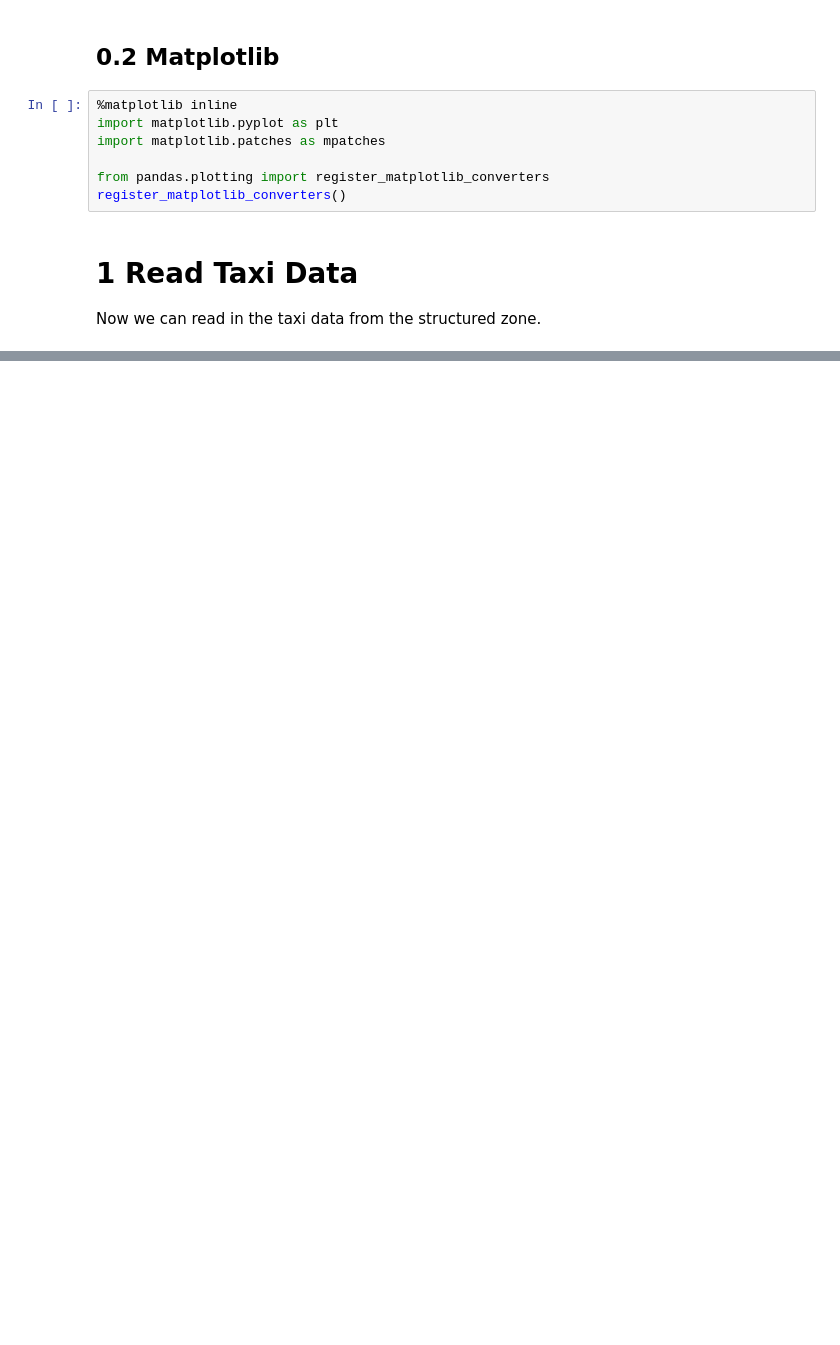
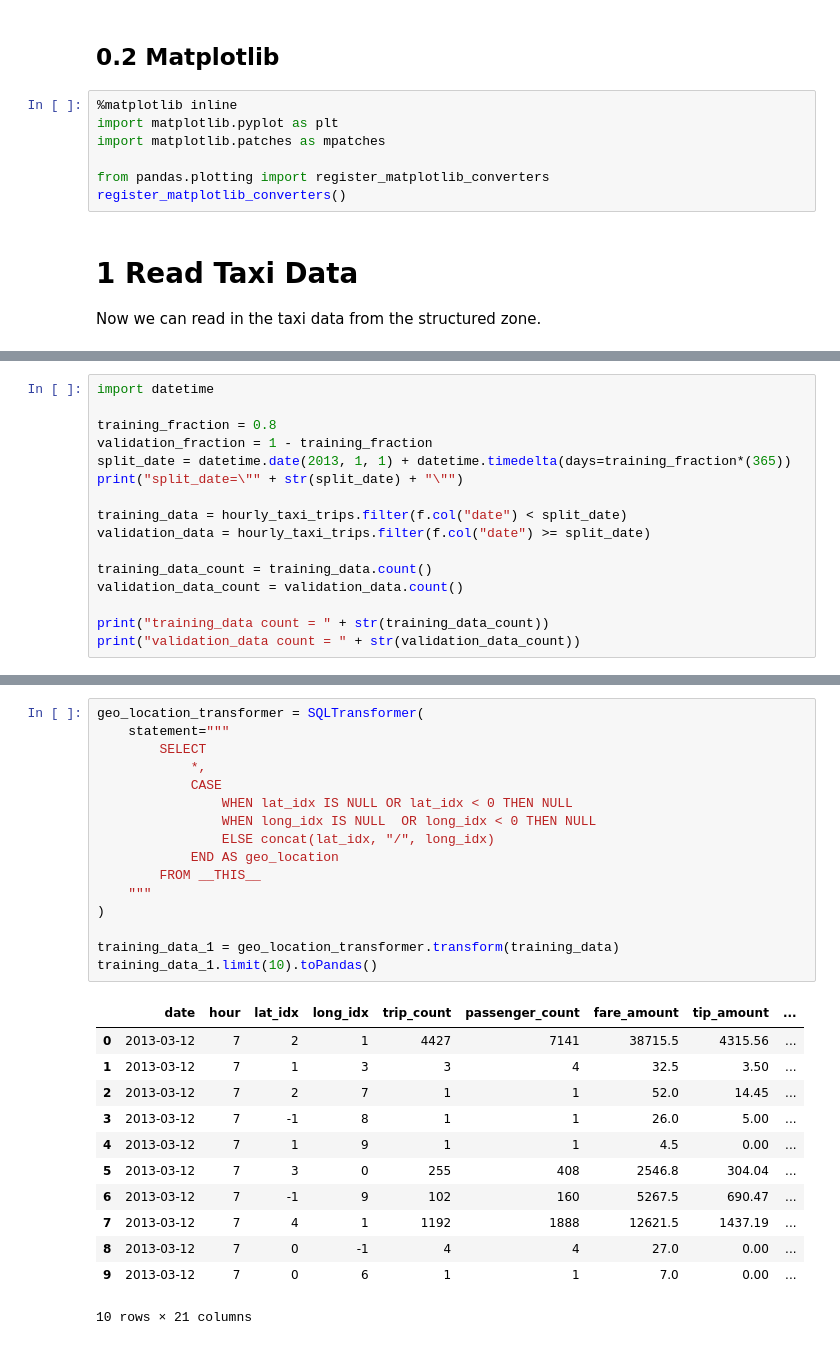
Before and after one commit to dimajix/pyspark-ml-taxis, a Jupyter notebook: notebooks/NYC Taxi Trips - Part 5 - ML.ipynb, the cells around one changed output, grey strips where cells are left out. Cells and saved outputs as stored; diff of their text form; blank space fills up the shorter version.

```diff
--- a/notebooks/NYC Taxi Trips - Part 5 - ML.ipynb
+++ b/notebooks/NYC Taxi Trips - Part 5 - ML.ipynb
@@ -215,0 +82,16 @@ spark.sql("SELECT dayofweek('2019-10-05')").collect()
+# %%
+import datetime
+
+training_fraction = 0.8
+validation_fraction = 1 - training_fraction
+split_date = datetime.date(2013, 1, 1) + datetime.timedelta(days=training_fraction*(365))
+print("split_date=\"" + str(split_date) + "\"")
+
+training_data = hourly_taxi_trips.filter(f.col("date") < split_date)
+validation_data = hourly_taxi_trips.filter(f.col("date") >= split_date)
+
+training_data_count = training_data.count()
+validation_data_count = validation_data.count()
+
+print("training_data count = " + str(training_data_count))
+print("validation_data count = " + str(validation_data_count))
@@ -215,0 +118,29 @@ spark.sql("SELECT dayofweek('2019-10-05')").collect()
+# %%
+geo_location_transformer = SQLTransformer(
+    statement="""
+        SELECT
+            *,
+            CASE
+                WHEN lat_idx IS NULL OR lat_idx < 0 THEN NULL
+                WHEN long_idx IS NULL  OR long_idx < 0 THEN NULL
+                ELSE concat(lat_idx, "/", long_idx)
+            END AS geo_location
+        FROM __THIS__
+    """
+)
+
+training_data_1 = geo_location_transformer.transform(training_data)
+training_data_1.limit(10).toPandas()
+# %% [output]
+|  | date | hour | lat_idx | long_idx | trip_count | passenger_count | fare_amount | tip_amount | ... |
+| 0 | 2013-03-12 | 7 | 2 | 1 | 4427 | 7141 | 38715.5 | 4315.56 | ... |
+| 1 | 2013-03-12 | 7 | 1 | 3 | 3 | 4 | 32.5 | 3.50 | ... |
+| 2 | 2013-03-12 | 7 | 2 | 7 | 1 | 1 | 52.0 | 14.45 | ... |
+| 3 | 2013-03-12 | 7 | -1 | 8 | 1 | 1 | 26.0 | 5.00 | ... |
+| 4 | 2013-03-12 | 7 | 1 | 9 | 1 | 1 | 4.5 | 0.00 | ... |
+| 5 | 2013-03-12 | 7 | 3 | 0 | 255 | 408 | 2546.8 | 304.04 | ... |
+| 6 | 2013-03-12 | 7 | -1 | 9 | 102 | 160 | 5267.5 | 690.47 | ... |
+| 7 | 2013-03-12 | 7 | 4 | 1 | 1192 | 1888 | 12621.5 | 1437.19 | ... |
+| 8 | 2013-03-12 | 7 | 0 | -1 | 4 | 4 | 27.0 | 0.00 | ... |
+| 9 | 2013-03-12 | 7 | 0 | 6 | 1 | 1 | 7.0 | 0.00 | ... |
+10 rows × 21 columns
```
Also changed, not shown: parts of 63 cells of this notebook, 1 other file.
